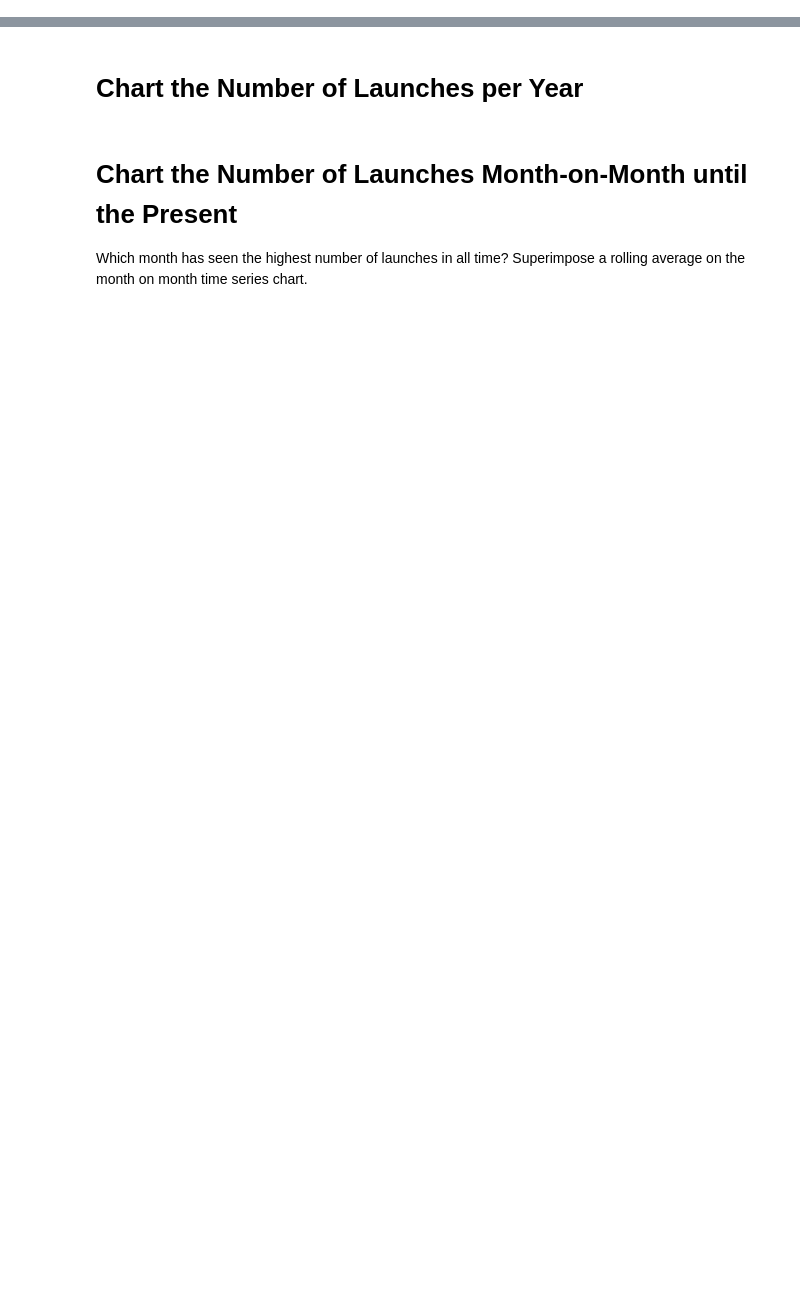
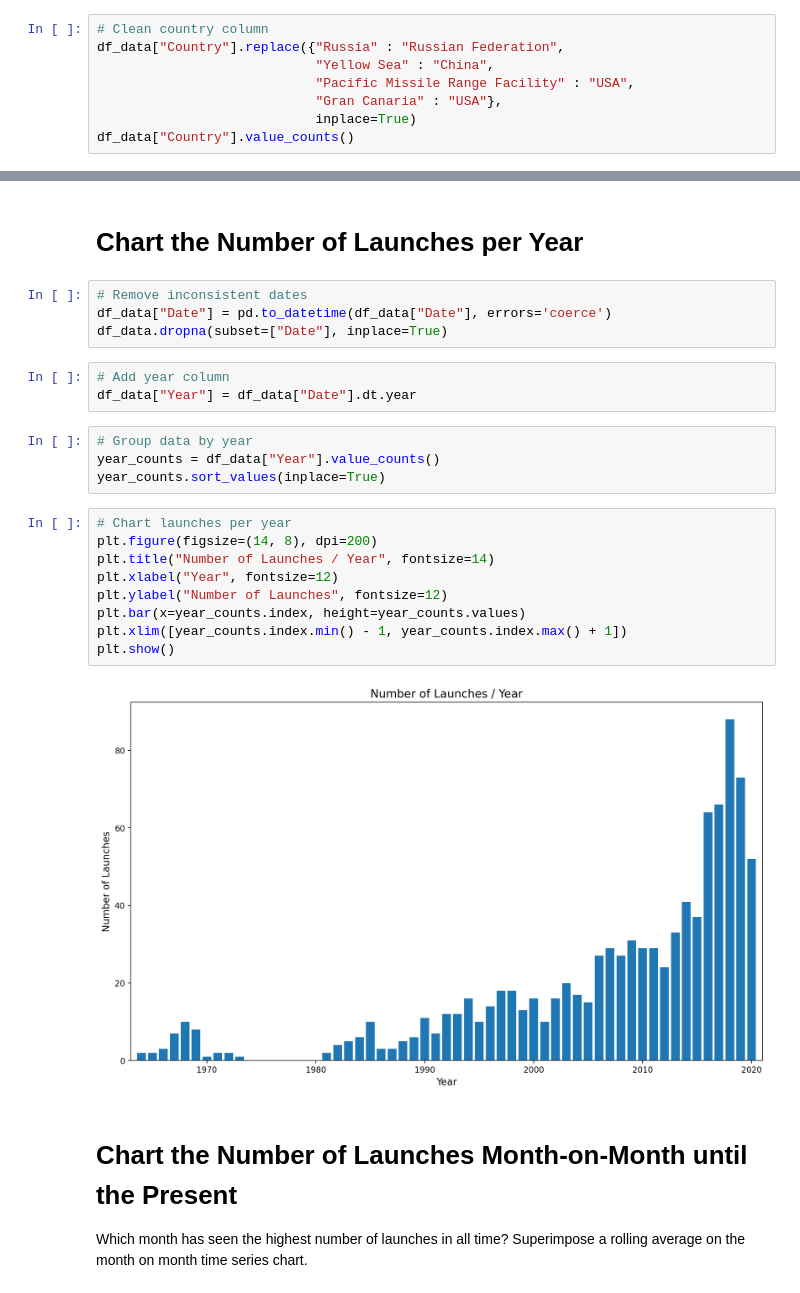
Before and after one commit to petarilievCS/space-race-analysis, a Jupyter notebook: Space_Missions-Analysis.ipynb, the cells around one changed output, grey strips where cells are left out. Cells and saved outputs as stored; diff of their text form; blank space fills up the shorter version.

```diff
--- a/Space_Missions-Analysis.ipynb
+++ b/Space_Missions-Analysis.ipynb
@@ -225,0 +267,8 @@ You can use the iso3166 package to convert the country names to Alpha3 format.
+# %%
+# Clean country column
+df_data["Country"].replace({"Russia" : "Russian Federation",
+                            "Yellow Sea" : "China",
+                            "Pacific Missile Range Facility" : "USA",
+                            "Gran Canaria" : "USA"},
+                            inplace=True)
+df_data["Country"].value_counts()
@@ -234,5 +385,27 @@ You can use the iso3166 package to convert the country names to Alpha3 format.
 # %% [markdown]
 # Chart the Number of Launches per Year
+# %%
+# Remove inconsistent dates
+df_data["Date"] = pd.to_datetime(df_data["Date"], errors='coerce')
+df_data.dropna(subset=["Date"], inplace=True)
+# %%
+# Add year column
+df_data["Year"] = df_data["Date"].dt.year
+# %%
+# Group data by year
+year_counts = df_data["Year"].value_counts()
+year_counts.sort_values(inplace=True)
+# %%
+# Chart launches per year
+plt.figure(figsize=(14, 8), dpi=200)
+plt.title("Number of Launches / Year", fontsize=14)
+plt.xlabel("Year", fontsize=12)
+plt.ylabel("Number of Launches", fontsize=12)
+plt.bar(x=year_counts.index, height=year_counts.values)
+plt.xlim([year_counts.index.min() - 1, year_counts.index.max() + 1])
+plt.show()
+# %% [output]
+[figure, added]
 # %% [markdown]
 # Chart the Number of Launches Month-on-Month until the Present
 
```
Also changed, not shown: parts of 48 cells of this notebook.
